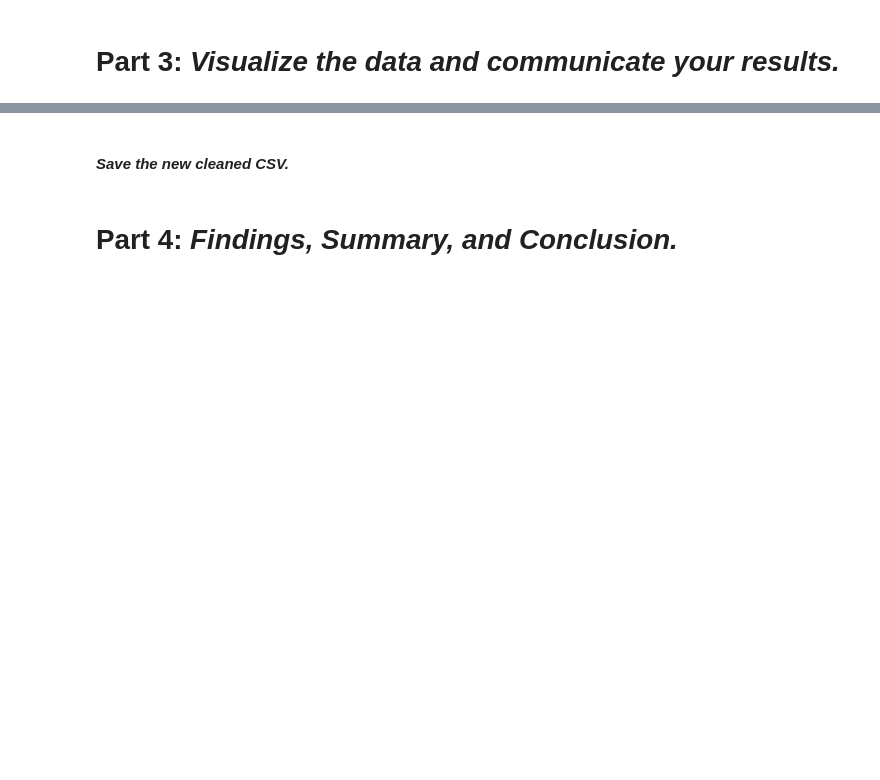
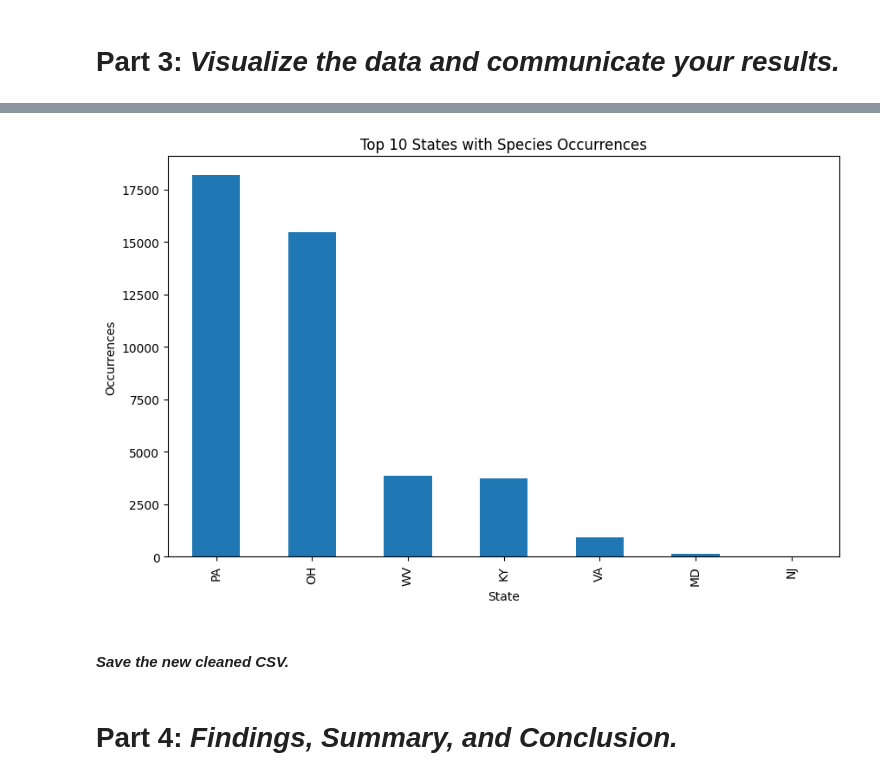
Before and after one commit to rjbaicich/Capstone-Project-2, a Jupyter notebook: Capstone_2_notebook.ipynb, the cells around one changed output, grey strips where cells are left out. Saved outputs shown, nothing was run; the diff lists cells and outputs as text; code cells hidden in the pictures; blank space fills up the shorter version.

```diff
--- a/Capstone_2_notebook.ipynb
+++ b/Capstone_2_notebook.ipynb
@@ -77,3 +178,17 @@ plt.show()
+# %%
+# Count the occurrences of each state
+most_common_state = df['state'].value_counts().head(10)
+
+# Plot a bar graph for the most common states with species occurrences
+plt.figure(figsize=(10, 6))
+most_common_state.plot(kind='bar')
+plt.xlabel('State')
+plt.ylabel('Occurrences')
+plt.title('Top 10 States with Species Occurrences')
+plt.xticks(rotation=90)
+plt.show()
+# %% [output]
+[figure, added]
 # %% [markdown]
 #### *Save the new cleaned CSV.*
 # %%
```
Also changed, not shown: parts of 20 cells of this notebook, 6 other files.
